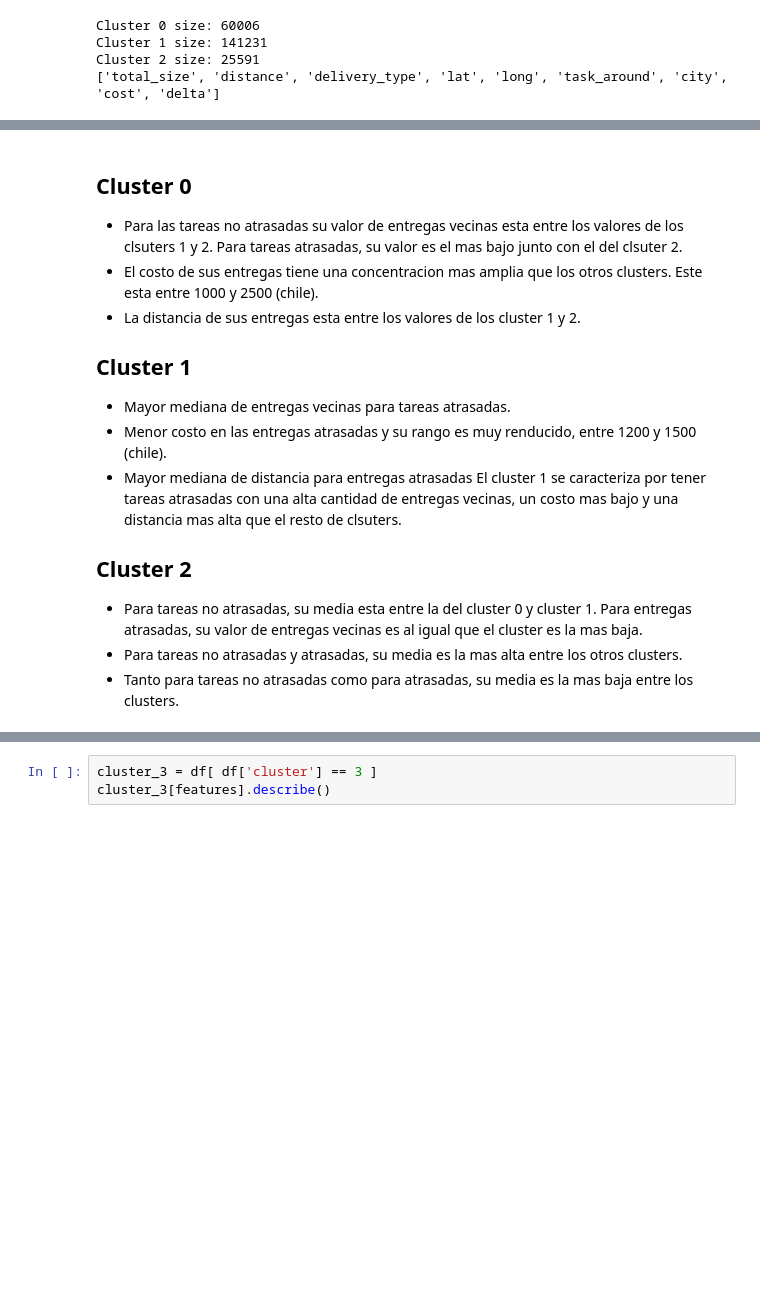
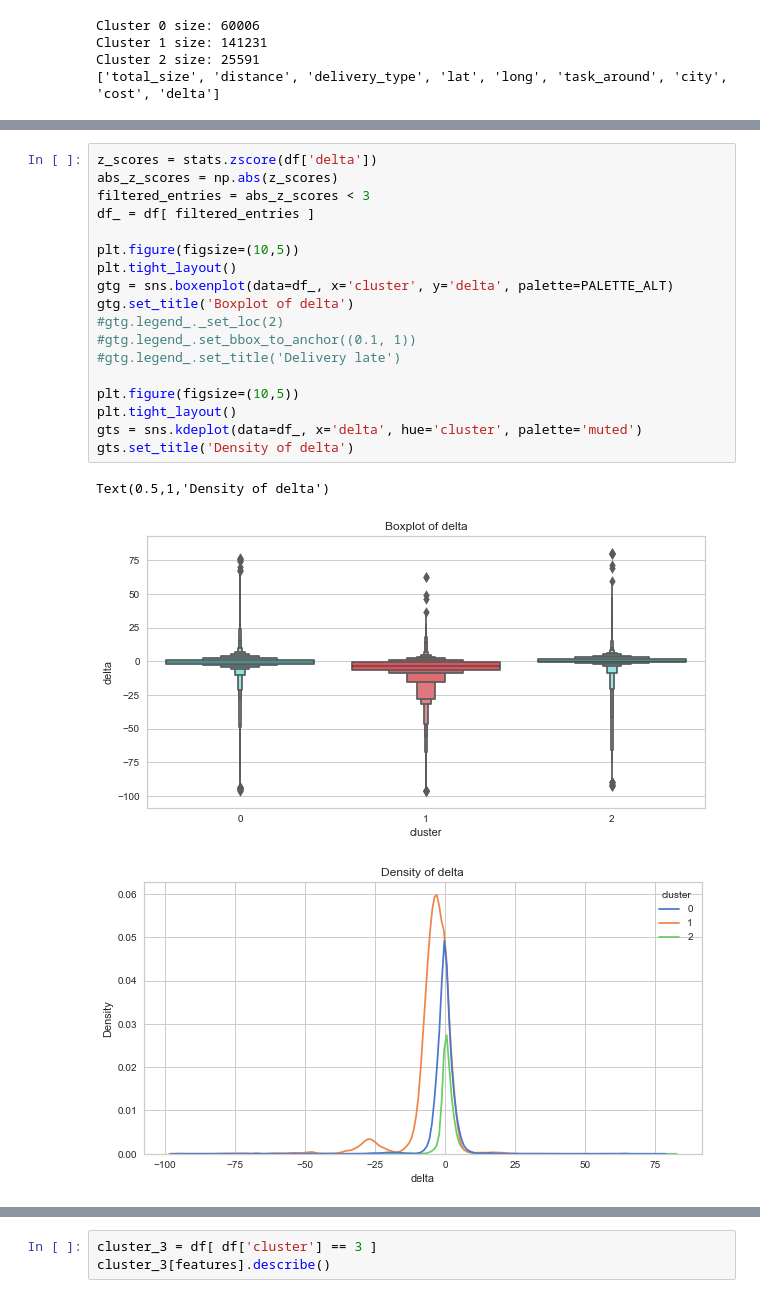
Before and after one commit to enmanuel-mag/ICD-Proyect, a Jupyter notebook: Proyect/notebooks/icd_2.ipynb, the cells around one changed output, grey strips where cells are left out. Saved outputs shown, nothing was run; the diff lists cells and outputs as text; blank space fills up the shorter version.

Commit message:
Add delta analitycs

```diff
--- a/Proyect/notebooks/icd_2.ipynb
+++ b/Proyect/notebooks/icd_2.ipynb
@@ -467,16 +473,24 @@ En el boxplot podemos observar que para las tareas que no estan atrasadas, el cl
 
 En el kdeplot, podmeos observar como el cluster 1 es el que presenta una densidad alta de entregas con distnacias entre 10 y 30 km, el cluster 0 tiene un comportamiento similar y por ultimo el cluster 2 tiene una conentracion mas alta entre los valores de 0 y 10 km.
-# %% [markdown]
-## Cluster 0
-- Para las tareas no atrasadas su valor de entregas vecinas esta entre los valores de los clsuters 1 y 2. Para tareas atrasadas, su  valor es el mas bajo junto con el del clsuter 2.
-- El costo de sus entregas tiene una concentracion mas amplia que los otros clusters. Este esta entre 1000 y 2500 (chile).
-- La distancia de sus entregas esta entre los valores de los cluster 1 y 2.
-## Cluster 1
-- Mayor mediana de entregas vecinas para tareas atrasadas.
-- Menor costo en las entregas atrasadas y su rango es muy renducido, entre 1200 y 1500 (chile).
-- Mayor mediana de distancia para entregas atrasadas
-El cluster 1 se caracteriza por tener tareas atrasadas con una alta cantidad de entregas vecinas, un costo mas bajo y una distancia mas alta que el resto de clsuters.
-## Cluster 2
-- Para tareas no atrasadas, su media esta entre la del cluster 0 y cluster 1. Para entregas atrasadas, su valor de entregas vecinas es al igual que el cluster es la mas baja.
-- Para tareas no atrasadas y atrasadas, su media es la mas alta entre los otros clusters.
-- Tanto para tareas no atrasadas como para atrasadas, su media es la mas baja entre los clusters.
+# %%
+z_scores = stats.zscore(df['delta'])
+abs_z_scores = np.abs(z_scores)
+filtered_entries = abs_z_scores < 3
+df_ = df[ filtered_entries ]
+
+plt.figure(figsize=(10,5))
+plt.tight_layout()
+gtg = sns.boxenplot(data=df_, x='cluster', y='delta', palette=PALETTE_ALT)
+gtg.set_title('Boxplot of delta')
+#gtg.legend_._set_loc(2)
+#gtg.legend_.set_bbox_to_anchor((0.1, 1))
+#gtg.legend_.set_title('Delivery late')
+
+plt.figure(figsize=(10,5))
+plt.tight_layout()
+gts = sns.kdeplot(data=df_, x='delta', hue='cluster', palette='muted')
+gts.set_title('Density of delta')
+# %% [output]
+Text(0.5,1,'Density of delta')
+[figure, added]
+[figure, added]
```
Also changed, not shown: parts of 12 cells of this notebook.
